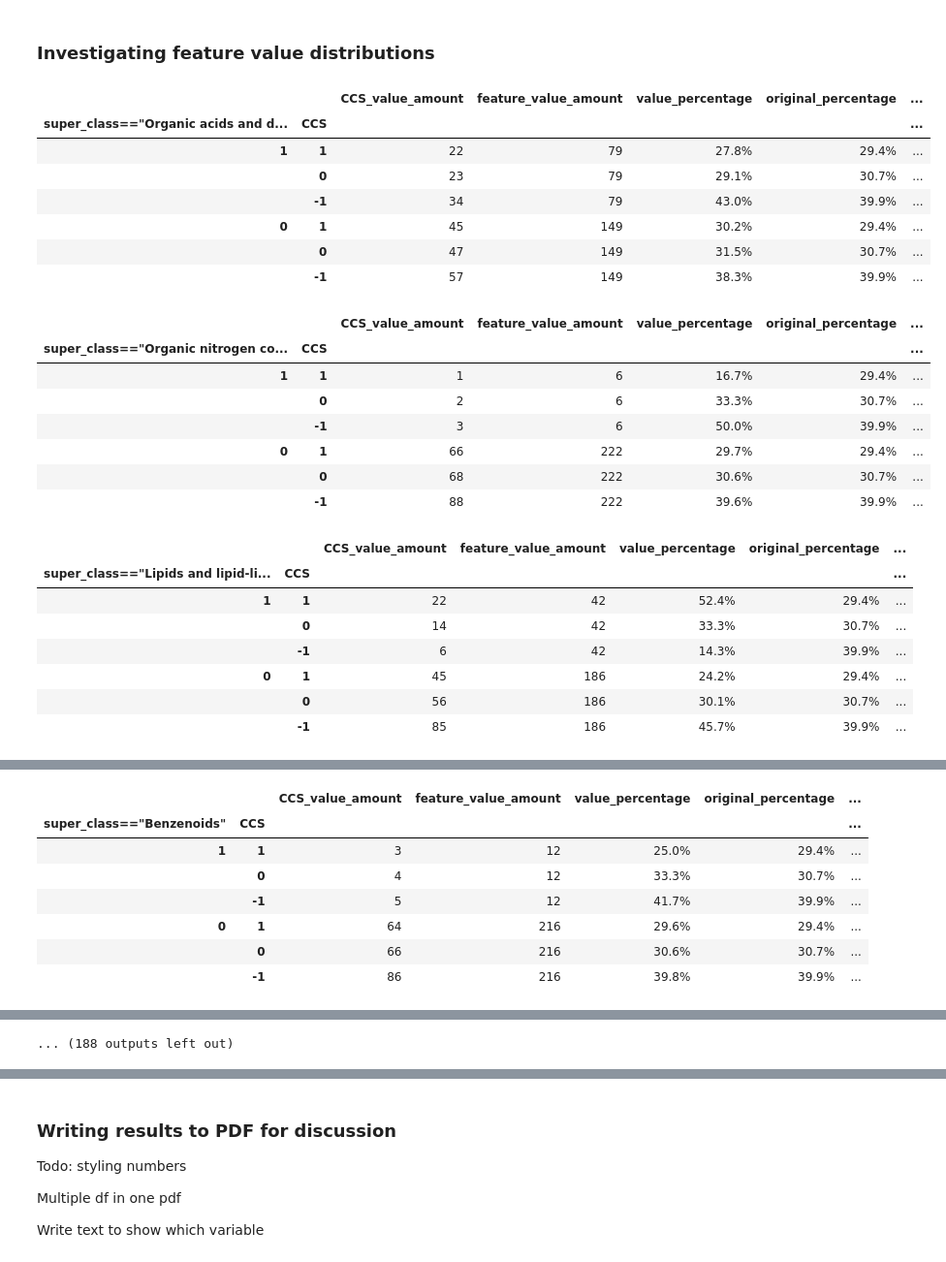
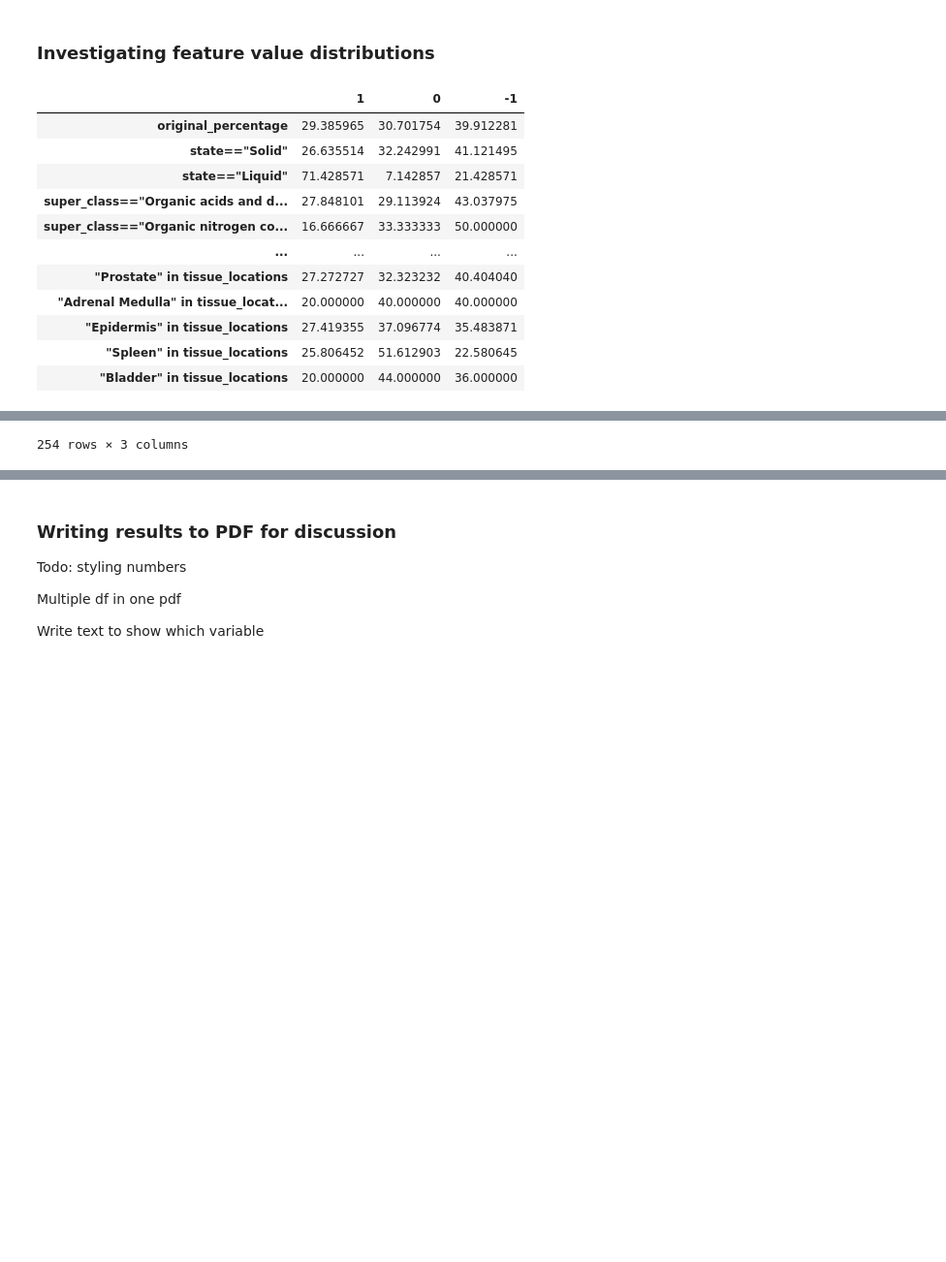
Before and after one commit to nmvdlei/PPMI_MAGNN, a Jupyter notebook: Inspect_model.ipynb, the cells around one changed output, grey strips where cells are left out. Shown at 97% size. Saved outputs shown, nothing was run; the diff lists cells and outputs as text; code cells hidden in the pictures; blank space fills up the shorter version.

```diff
--- a/Inspect_model.ipynb
+++ b/Inspect_model.ipynb
@@ -182,47 +205,42 @@ res = plot_embedding(all_embeddings, labels, np.arange(all_embeddings.shape[0]),
 # %%
 def create_feature_distribution_df(dataloader, feature_name):
     target_distribution_stats = dataloader.target_distribution_stats()
     df = pd.DataFrame(pd.DataFrame([dataloader.X[feature_name], dataloader.y]).T.value_counts(), columns=['CCS_value_amount']).reset_index()
     df2 = df.loc[:,[feature_name, 'CCS_value_amount']]
     df2 = df2.set_index(feature_name)
     df3 = df2.groupby(df2.index).sum()
     df['feature_value_amount'] = df3['CCS_value_amount'][df[feature_name]].reset_index(drop=True)
     df['value_percentage'] = df['CCS_value_amount'] / df['feature_value_amount'] * 100
     df['original_percentage'] = target_distribution_stats.data.loc[df['CCS']]['Percentage'].reset_index(drop=True)
     df = df.sort_values([feature_name, 'CCS'], ascending=False)
     df['diff_percentage'] = df['value_percentage'] - df['original_percentage']
     df = df.reset_index(drop=True)
     df = df.set_index([feature_name, 'CCS'])
     # cols_to_move = [feature_name, 'feature_value_amount']
     # df           = df[ cols_to_move + [ col for col in df.columns if col not in cols_to_move ] ]
-    return df.style.format({"value_percentage": "{:.1f}%", "original_percentage": "{:.1f}%",  "diff_percentage": "{:.1f}%"})
+
+    return df.style.format({"value_percentage": "{:.1f}%", "original_percentage": "{:.1f}%",  "diff_percentage": "{:.1f}%"}), df.loc[1, 'value_percentage'], df.loc[1,'original_percentage']
 
 # display(create_feature_distribution_df(dataloader, 'state=="Solid"'))
 
+value_percentages = pd.DataFrame([], columns=[1, 0, -1])
+
 for feature_name in list(dataloader.X.columns)[2:]:
-    display(create_feature_distribution_df(dataloader, feature_name))
+    df_i, value_percentage_i, original_percentage = create_feature_distribution_df(dataloader, feature_name)
+    value_percentage_i.name = feature_name
+    value_percentages = value_percentages.append(value_percentage_i)
+#     display(df_i)
+value_percentages
 # %% [output]
-|  |  | CCS_value_amount | feature_value_amount | value_percentage | original_percentage | ... |
-| super_class=="Organic acids and d... | CCS |  |  |  |  | ... |
-| 1 | 1 | 22 | 79 | 27.8% | 29.4% | ... |
-|  | 0 | 23 | 79 | 29.1% | 30.7% | ... |
-|  | -1 | 34 | 79 | 43.0% | 39.9% | ... |
-| 0 | 1 | 45 | 149 | 30.2% | 29.4% | ... |
-|  | 0 | 47 | 149 | 31.5% | 30.7% | ... |
-|  | -1 | 57 | 149 | 38.3% | 39.9% | ... |
+|  | 1 | 0 | -1 |
+| original_percentage | 29.385965 | 30.701754 | 39.912281 |
+| state=="Solid" | 26.635514 | 32.242991 | 41.121495 |
+| state=="Liquid" | 71.428571 | 7.142857 | 21.428571 |
+| super_class=="Organic acids and d... | 27.848101 | 29.113924 | 43.037975 |
+| super_class=="Organic nitrogen co... | 16.666667 | 33.333333 | 50.000000 |
+| ... | ... | ... | ... |
+| "Prostate" in tissue_locations | 27.272727 | 32.323232 | 40.404040 |
+| "Adrenal Medulla" in tissue_locat... | 20.000000 | 40.000000 | 40.000000 |
+| "Epidermis" in tissue_locations | 27.419355 | 37.096774 | 35.483871 |
+| "Spleen" in tissue_locations | 25.806452 | 51.612903 | 22.580645 |
+| "Bladder" in tissue_locations | 20.000000 | 44.000000 | 36.000000 |
-|  |  | CCS_value_amount | feature_value_amount | value_percentage | original_percentage | ... |
-| super_class=="Organic nitrogen co... | CCS |  |  |  |  | ... |
-| 1 | 1 | 1 | 6 | 16.7% | 29.4% | ... |
-|  | 0 | 2 | 6 | 33.3% | 30.7% | ... |
-|  | -1 | 3 | 6 | 50.0% | 39.9% | ... |
-| 0 | 1 | 66 | 222 | 29.7% | 29.4% | ... |
-|  | 0 | 68 | 222 | 30.6% | 30.7% | ... |
-|  | -1 | 88 | 222 | 39.6% | 39.9% | ... |
-|  |  | CCS_value_amount | feature_value_amount | value_percentage | original_percentage | ... |
-| super_class=="Lipids and lipid-li... | CCS |  |  |  |  | ... |
-| 1 | 1 | 22 | 42 | 52.4% | 29.4% | ... |
-|  | 0 | 14 | 42 | 33.3% | 30.7% | ... |
-|  | -1 | 6 | 42 | 14.3% | 39.9% | ... |
-| 0 | 1 | 45 | 186 | 24.2% | 29.4% | ... |
-|  | 0 | 56 | 186 | 30.1% | 30.7% | ... |
-|  | -1 | 85 | 186 | 45.7% | 39.9% | ... |
@@ -245,8 +246,0 @@ for feature_name in list(dataloader.X.columns)[2:]:
-|  |  | CCS_value_amount | feature_value_amount | value_percentage | original_percentage | ... |
-| super_class=="Benzenoids" | CCS |  |  |  |  | ... |
-| 1 | 1 | 3 | 12 | 25.0% | 29.4% | ... |
-|  | 0 | 4 | 12 | 33.3% | 30.7% | ... |
-|  | -1 | 5 | 12 | 41.7% | 39.9% | ... |
-| 0 | 1 | 64 | 216 | 29.6% | 29.4% | ... |
-|  | 0 | 66 | 216 | 30.6% | 30.7% | ... |
-|  | -1 | 86 | 216 | 39.8% | 39.9% | ... |
@@ -300 +247 @@ for feature_name in list(dataloader.X.columns)[2:]:
-... (188 outputs left out)
+254 rows × 3 columns
```
Also changed, not shown: parts of 9 cells of this notebook, 5 other files.
